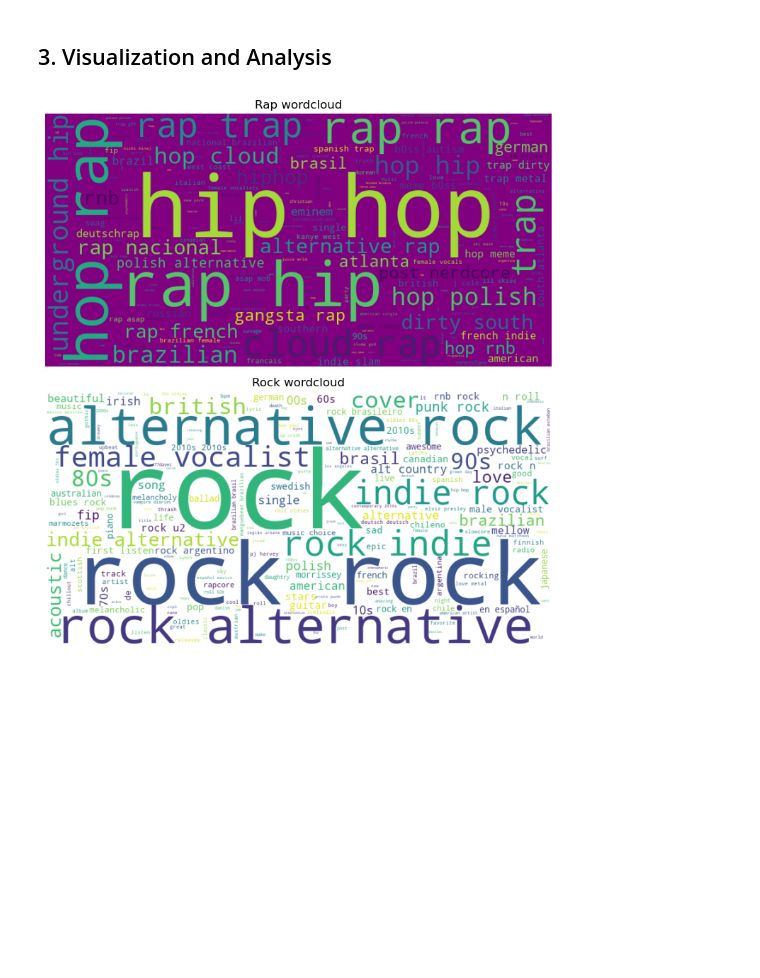
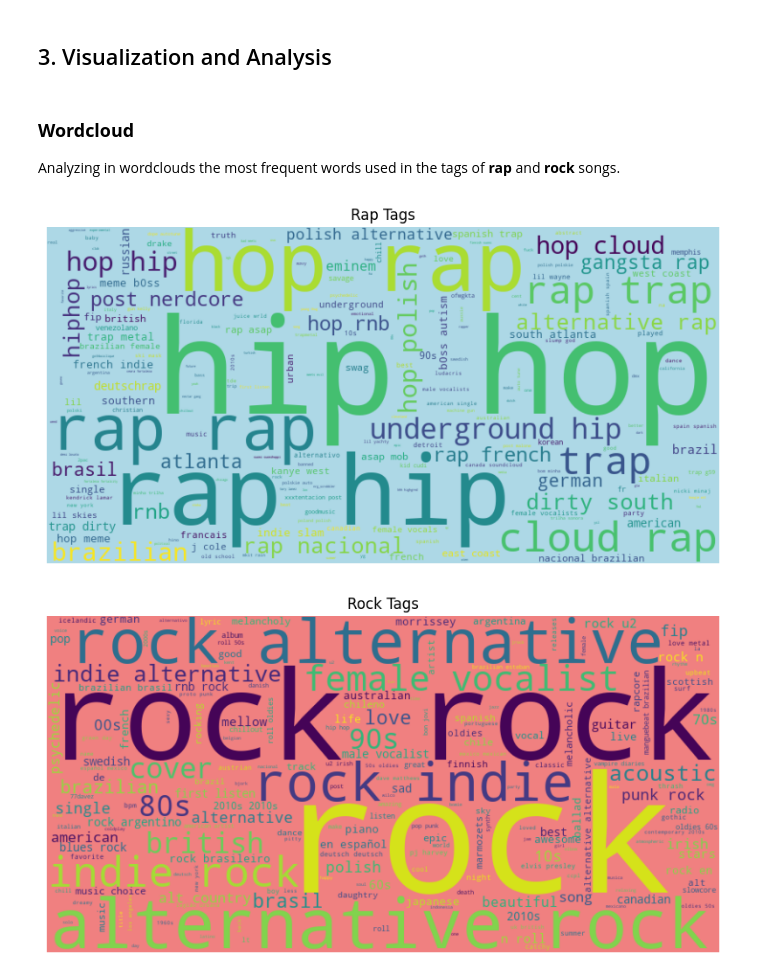
Before and after one commit to Oiko8/Multimodal-Music-Analysis, a Jupyter notebook: part1(dion).ipynb, the cells around one changed output. Drawn from its saved outputs; the diff is of its cells as text; code cells hidden in the pictures; blank space fills up the shorter version.

```diff
--- a/part1(dion).ipynb
+++ b/part1(dion).ipynb
@@ -95,7 +86,9 @@ def collect_data():
     mfcc_stats_df = mfcc_stats_df.copy()
 
     mfcc_columns = [col for col in mfcc_stats_df.columns if 'mfcc' in col.lower() or 'cov' in col.lower()]
-    mfcc_stats_df['audio_stats'] = mfcc_stats_df[mfcc_columns].to_dict(orient='records')
+
+    mfcc_stats_df['audio_stats'] = mfcc_stats_df[mfcc_columns].values.tolist()
+
     audio_stats_df = mfcc_stats_df.drop(columns=mfcc_columns)
 
     # --- Filtering the genres dataset to only include the top n most common genres ---
@@ -117,13 +110,13 @@ def collect_data():
 
     return df
 # %%
-final_df_path = "data/final_data.csv"
+final_df_path = "data/final_data.pkl"
 if (os.path.isfile(path=final_df_path)):
-    data = pd.read_csv(final_df_path,)
+    data = pd.read_pickle(final_df_path,)
 else:
     data = collect_data()
     data = data.drop(columns=["artist", "album_name"])
-    data.to_csv(final_df_path, index=False)
+    data.to_pickle(final_df_path)
 
 data.head()
 # %% [output]
@@ -138,3 +360,6 @@ data.head()
 # %% [markdown]
 ## 3. Visualization and Analysis
+# %% [markdown]
+### **Wordcloud**
+Analyzing in wordclouds the most frequent words used in the tags of **rap** and **rock** songs.
 # %%
@@ -146,22 +371,22 @@ rock_df = wordcloud_df[wordcloud_df['genres'] == 'rock']
 rap_tags = " ".join(rap_df['tags'].dropna())
 rock_tags = " ".join(rock_df['tags'].dropna())
+# %%
+from wordcloud import WordCloud
+
+
+def create_wordcloud(text, title, color='white'):
+
+    wordcloud = WordCloud(width=800, height=400, background_color=color).generate(text)
+
+    plt.figure(figsize=(10, 5))
+    plt.imshow(wordcloud, interpolation='bilinear')
+    plt.axis('off')
+    plt.title(title)
+    plt.show()
 # %%
-import matplotlib.pyplot as plt
-from wordcloud import WordCloud
-
-wordcloud_rap = WordCloud(width=800, height=400, background_color='purple').generate(rap_tags)
-wordcloud_rock = WordCloud(width=800, height=400, background_color='white').generate(rock_tags)
-
-
-fig, ax = plt.subplots(2, 1, figsize=(20,8))
-ax[0].imshow(wordcloud_rap, interpolation="bilinear")
-ax[0].set_title("Rap wordcloud")
-ax[0].axis("off")
-
-ax[1].imshow(wordcloud_rock, interpolation="bilinear")
-ax[1].set_title("Rock wordcloud")
-ax[1].axis("off")
-plt.tight_layout()
-plt.show()
+# Creating wordclouds for rap and rock genres
+create_wordcloud(rap_tags, 'Rap Tags', color='lightblue')
+create_wordcloud(rock_tags, 'Rock Tags', color='lightcoral')
 # %% [output]
-[figure, old version]
+[figure, new version]
+[figure, added]
```
Also changed, not shown: parts of 37 cells of this notebook.
